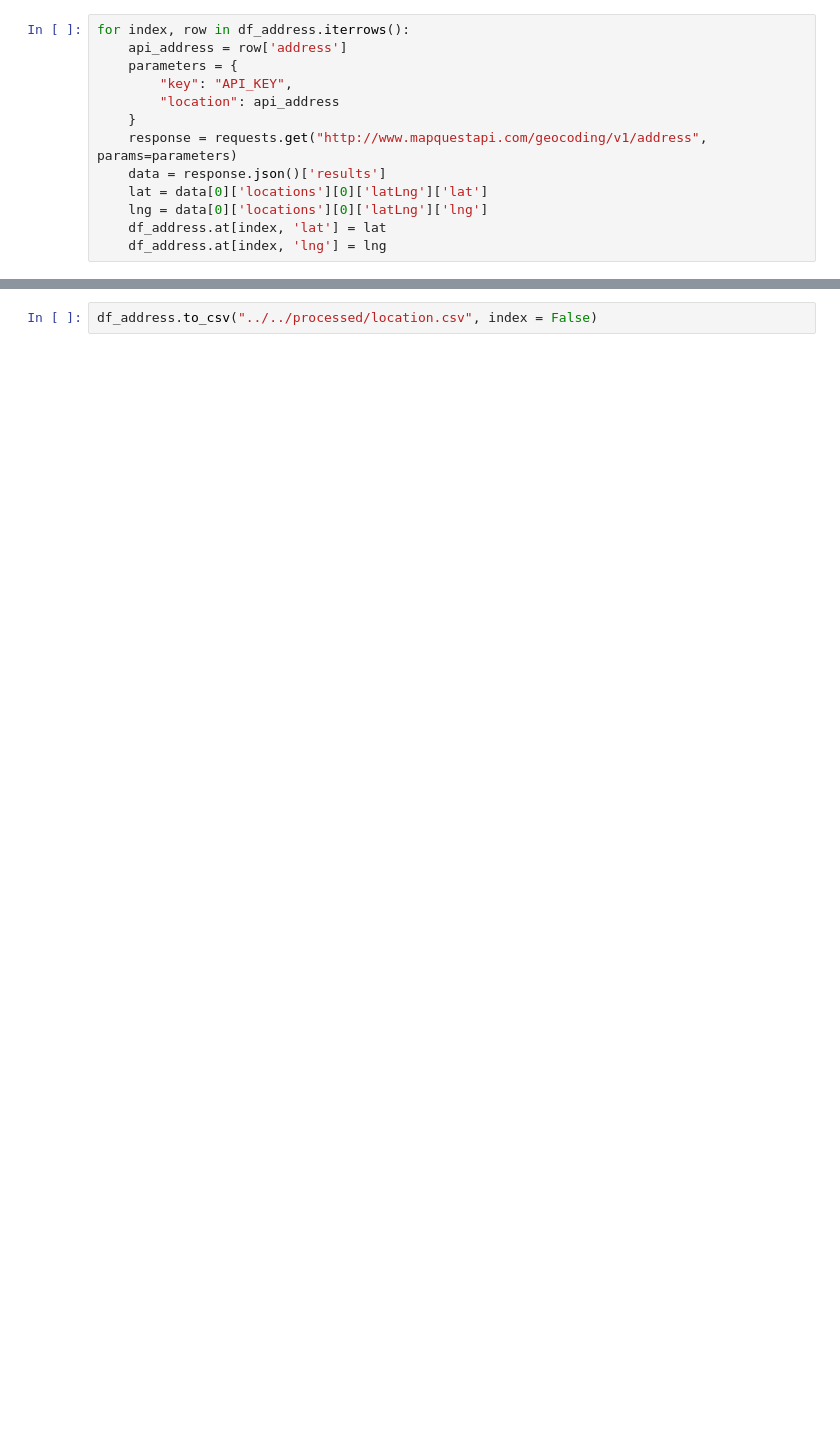
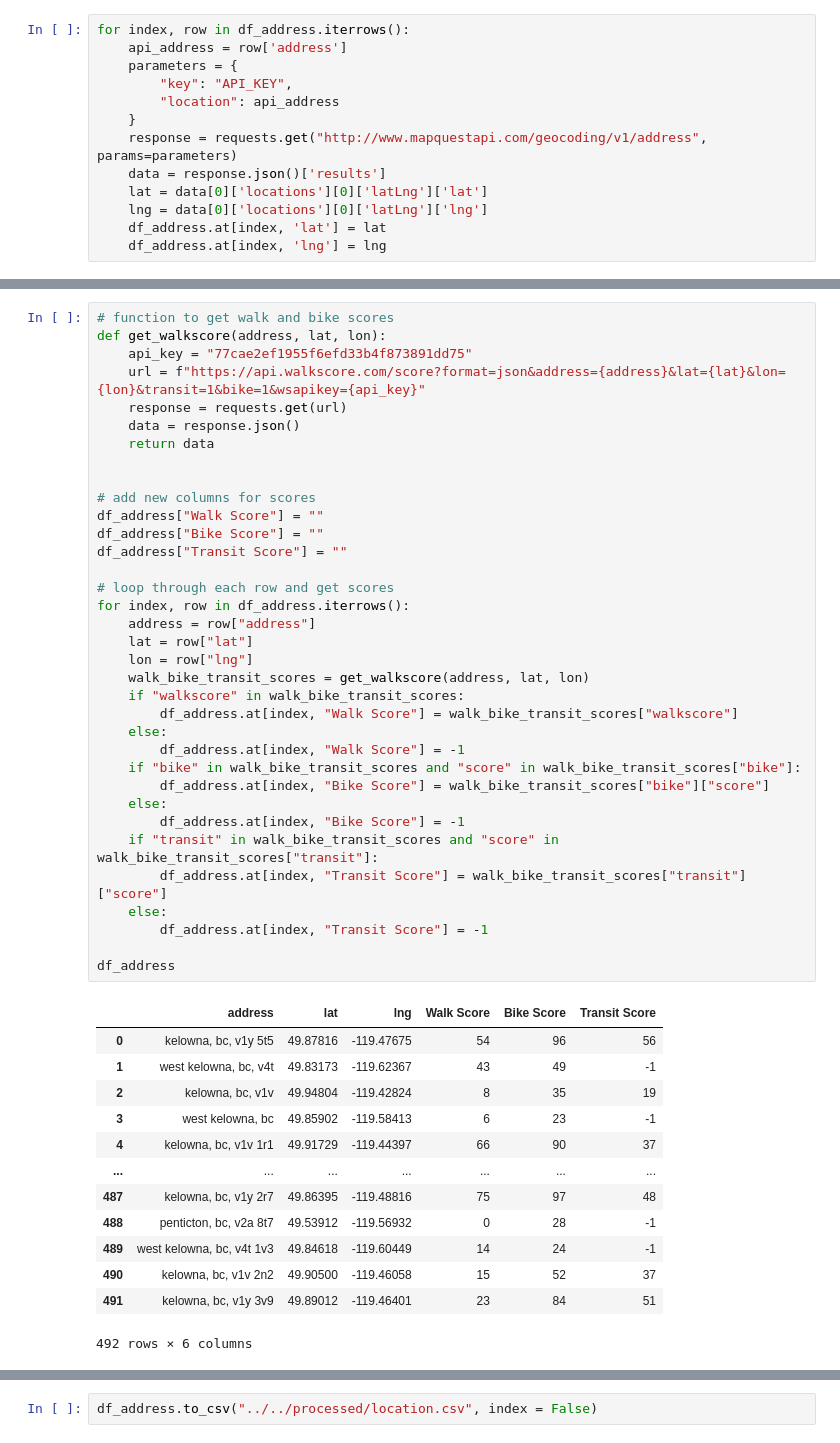
Before and after one commit to aiillen/Kelowna-Rental-Price-Prediction-Using-Machine-Learning-Algorithms, a Jupyter notebook: data/raw/notebook/location.ipynb, the cells around one changed output, grey strips where cells are left out. Saved outputs shown, nothing was run; the diff lists cells and outputs as text; blank space fills up the shorter version.

```diff
--- a/data/raw/notebook/location.ipynb
+++ b/data/raw/notebook/location.ipynb
@@ -36,0 +60,49 @@ for index, row in df_address.iterrows():
+# %%
+# function to get walk and bike scores
+def get_walkscore(address, lat, lon):
+    api_key = "77cae2ef1955f6efd33b4f873891dd75"
+    url = f"https://api.walkscore.com/score?format=json&address={address}&lat={lat}&lon={lon}&transit=1&bike=1&wsapikey={api_key}"
+    response = requests.get(url)
+    data = response.json()
+    return data
+
+
+# add new columns for scores
+df_address["Walk Score"] = ""
+df_address["Bike Score"] = ""
+df_address["Transit Score"] = ""
+
+# loop through each row and get scores
+for index, row in df_address.iterrows():
+    address = row["address"]
+    lat = row["lat"]
+    lon = row["lng"]
+    walk_bike_transit_scores = get_walkscore(address, lat, lon)
+    if "walkscore" in walk_bike_transit_scores:
+        df_address.at[index, "Walk Score"] = walk_bike_transit_scores["walkscore"]
+    else:
+        df_address.at[index, "Walk Score"] = -1
+    if "bike" in walk_bike_transit_scores and "score" in walk_bike_transit_scores["bike"]:
+        df_address.at[index, "Bike Score"] = walk_bike_transit_scores["bike"]["score"]
+    else:
+        df_address.at[index, "Bike Score"] = -1
+    if "transit" in walk_bike_transit_scores and "score" in walk_bike_transit_scores["transit"]:
+        df_address.at[index, "Transit Score"] = walk_bike_transit_scores["transit"]["score"]
+    else:
+        df_address.at[index, "Transit Score"] = -1
+
+df_address
+# %% [output]
+|  | address | lat | lng | Walk Score | Bike Score | Transit Score |
+| 0 | kelowna, bc, v1y 5t5 | 49.87816 | -119.47675 | 54 | 96 | 56 |
+| 1 | west kelowna, bc, v4t | 49.83173 | -119.62367 | 43 | 49 | -1 |
+| 2 | kelowna, bc, v1v | 49.94804 | -119.42824 | 8 | 35 | 19 |
+| 3 | west kelowna, bc | 49.85902 | -119.58413 | 6 | 23 | -1 |
+| 4 | kelowna, bc, v1v 1r1 | 49.91729 | -119.44397 | 66 | 90 | 37 |
+| ... | ... | ... | ... | ... | ... | ... |
+| 487 | kelowna, bc, v1y 2r7 | 49.86395 | -119.48816 | 75 | 97 | 48 |
+| 488 | penticton, bc, v2a 8t7 | 49.53912 | -119.56932 | 0 | 28 | -1 |
+| 489 | west kelowna, bc, v4t 1v3 | 49.84618 | -119.60449 | 14 | 24 | -1 |
+| 490 | kelowna, bc, v1v 2n2 | 49.90500 | -119.46058 | 15 | 52 | 37 |
+| 491 | kelowna, bc, v1y 3v9 | 49.89012 | -119.46401 | 23 | 84 | 51 |
+492 rows × 6 columns
```
Also changed, not shown: parts of 10 cells of this notebook, 6 other files.
